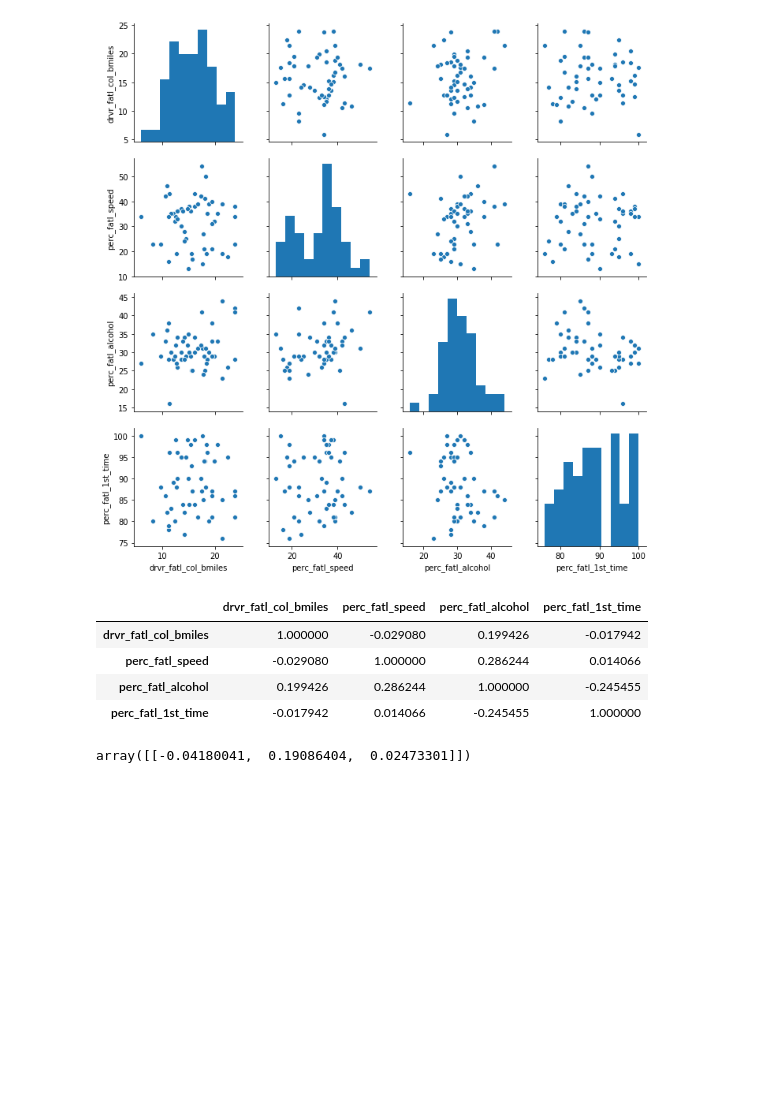
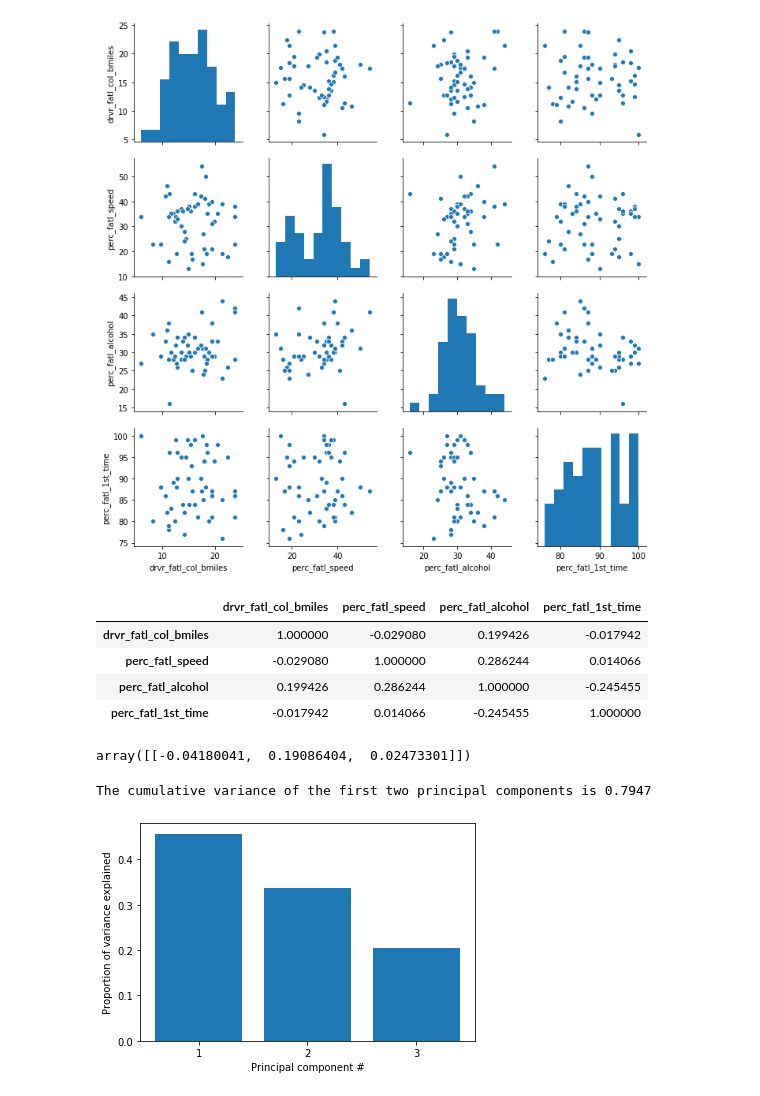
Before and after one commit to CristinaTRico/TrafficMortality, a Jupyter notebook: notebook.ipynb, the cells around one changed output. Saved outputs shown, nothing was run; the diff lists cells and outputs as text; code cells hidden in the pictures; blank space fills up the shorter version.

Commit message:
add notbook task 6

```diff
--- a/notebook.ipynb
+++ b/notebook.ipynb
@@ -140,3 +140,32 @@ fit_coef = reg.coef_
 fit_coef
 # %% [output]
 array([[-0.04180041,  0.19086404,  0.02473301]])
+# %%
+# Standardize and center the feature columns
+from sklearn.preprocessing import StandardScaler
+scaler = StandardScaler()
+features_scaled = scaler.fit_transform(features)
+
+# Import the PCA class function from sklearn
+# ... YOUR CODE FOR TASK 6 ...
+from sklearn.decomposition import PCA
+pca = PCA()
+
+# Fit the standardized data to the pca
+# ... YOUR CODE FOR TASK 6 ...
+pca.fit(features_scaled, target)
+
+# Plot the proportion of variance explained on the y-axis of the bar plot
+import matplotlib.pyplot as plt
+plt.bar(range(1, pca.n_components_ + 1),  pca.explained_variance_ratio_)
+plt.xlabel('Principal component #')
+plt.ylabel('Proportion of variance explained')
+plt.xticks([1, 2, 3])
+
+# Compute the cumulative proportion of variance explained by the first two principal components
+two_first_comp_var_exp = pca.explained_variance_ratio_.cumsum()[1]
+print("The cumulative variance of the first two principal components is {}".format(
+    round(two_first_comp_var_exp, 5)))
+# %% [output]
+The cumulative variance of the first two principal components is 0.7947
+[figure, added]
```
